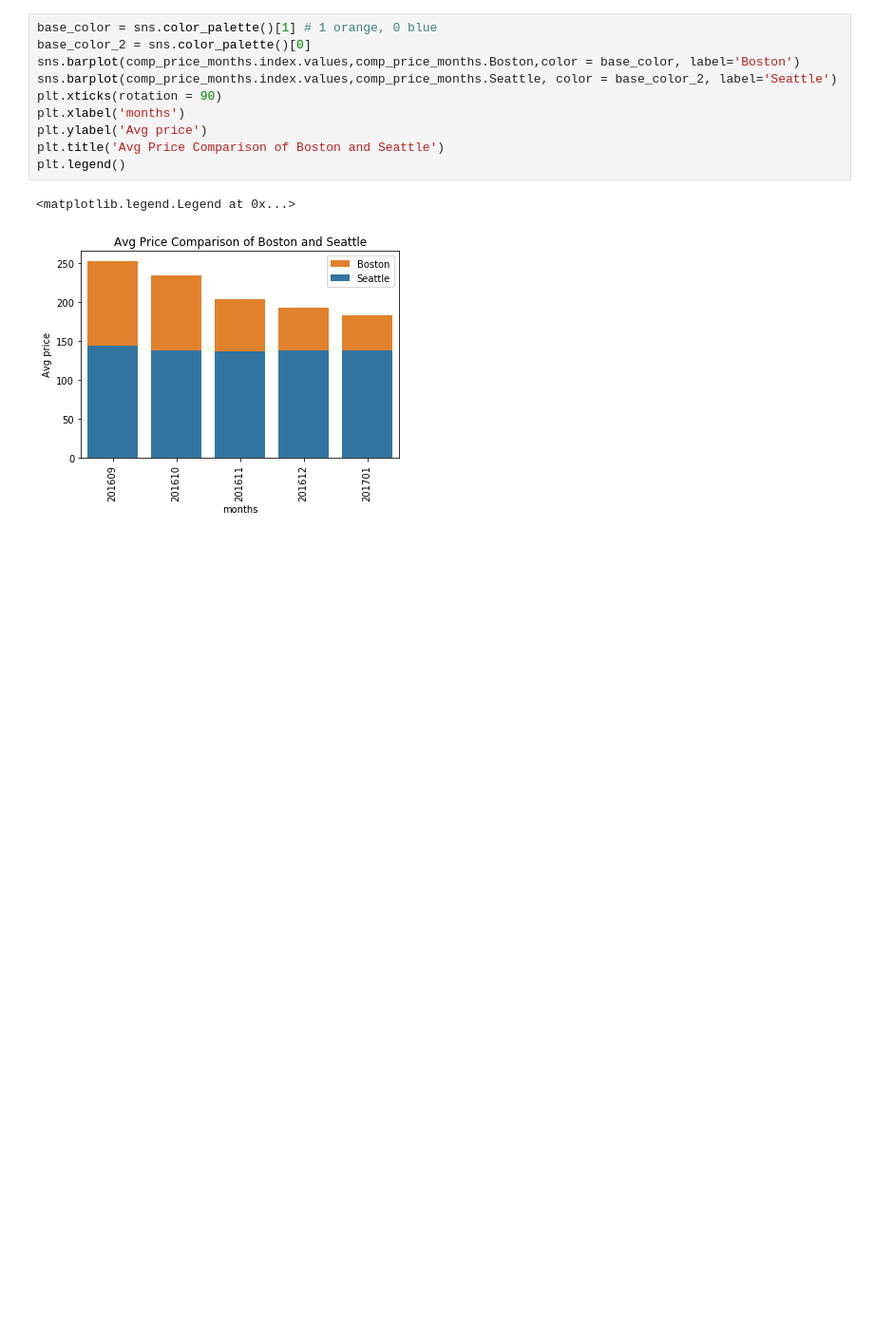
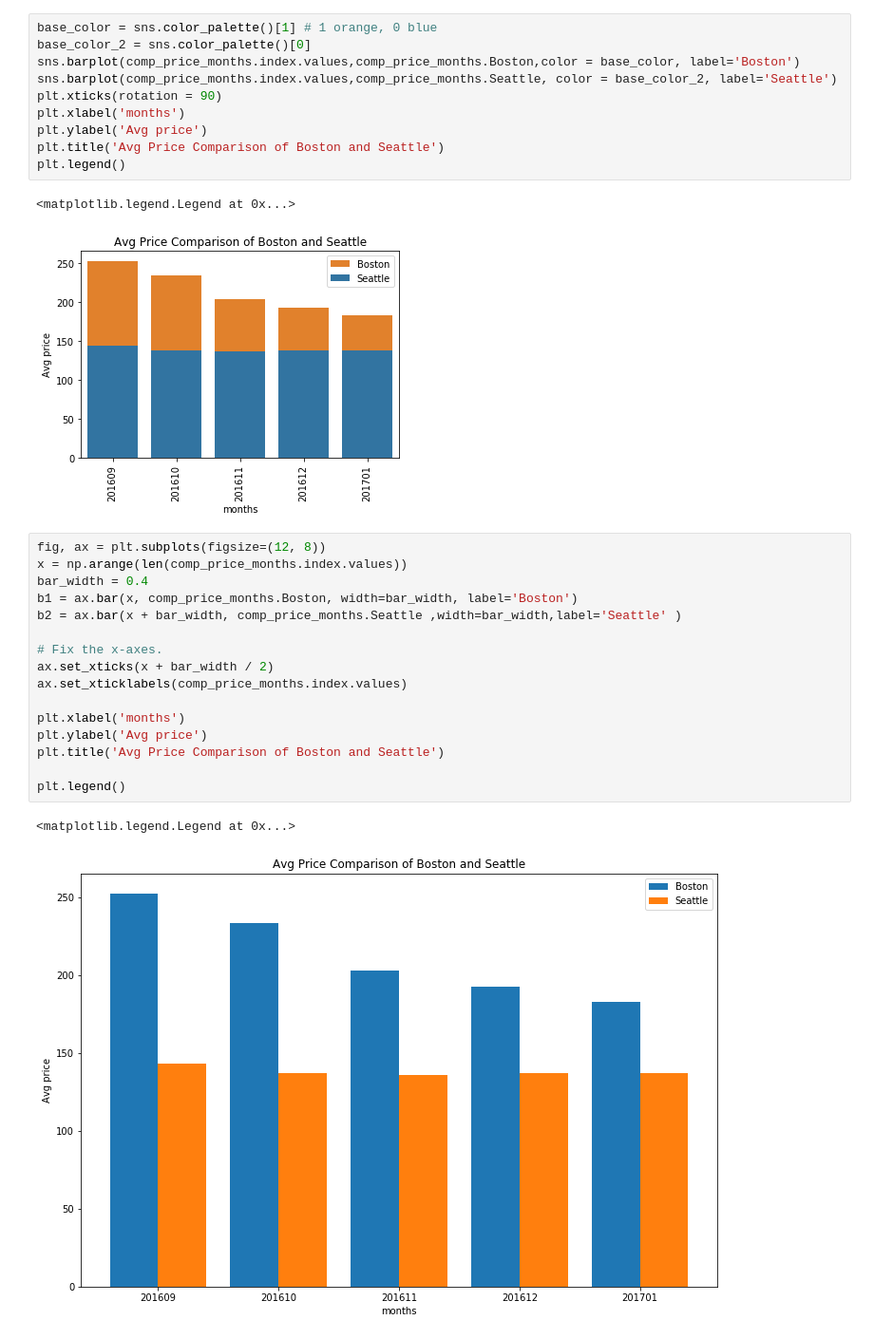
Before and after one commit to BenguBanu/Analysing-AIRBNB-data, a Jupyter notebook: Analysing Seattle and Boston Airbnb data.ipynb, the cells around one changed output. Shown at 95% size. Cells and saved outputs as stored; diff of their text form; blank space fills up the shorter version.

```diff
--- a/Analysing Seattle and Boston Airbnb data.ipynb
+++ b/Analysing Seattle and Boston Airbnb data.ipynb
@@ -454,3 +454,22 @@ plt.legend()
 # %% [output]
 <matplotlib.legend.Legend at 0x...>
 [figure]
+# %%
+fig, ax = plt.subplots(figsize=(12, 8))
+x = np.arange(len(comp_price_months.index.values))
+bar_width = 0.4
+b1 = ax.bar(x, comp_price_months.Boston, width=bar_width, label='Boston')
+b2 = ax.bar(x + bar_width, comp_price_months.Seattle ,width=bar_width,label='Seattle' )
+
+# Fix the x-axes.
+ax.set_xticks(x + bar_width / 2)
+ax.set_xticklabels(comp_price_months.index.values)
+
+plt.xlabel('months')
+plt.ylabel('Avg price')
+plt.title('Avg Price Comparison of Boston and Seattle')
+
+plt.legend()
+# %% [output]
+<matplotlib.legend.Legend at 0x...>
+[figure, added]
```
